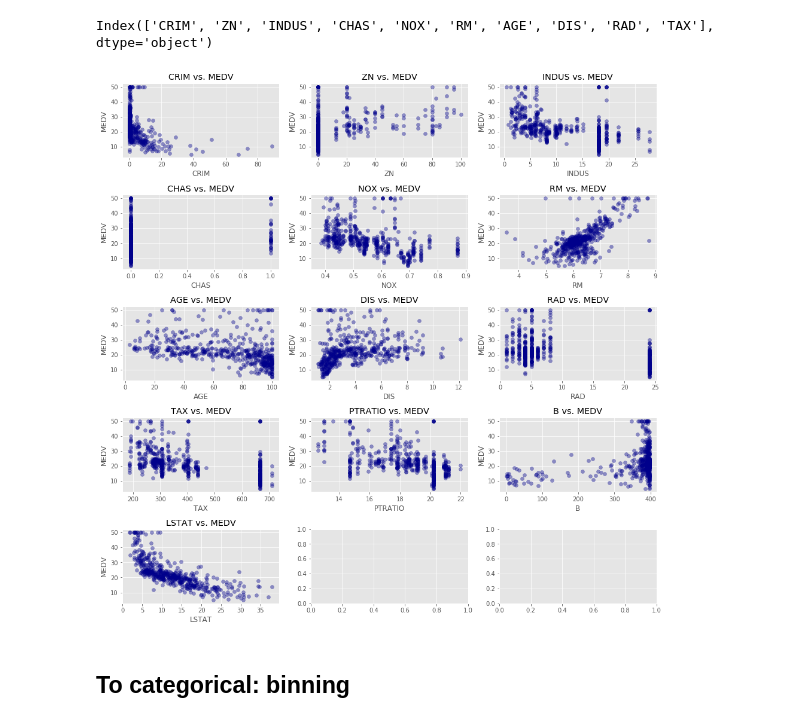
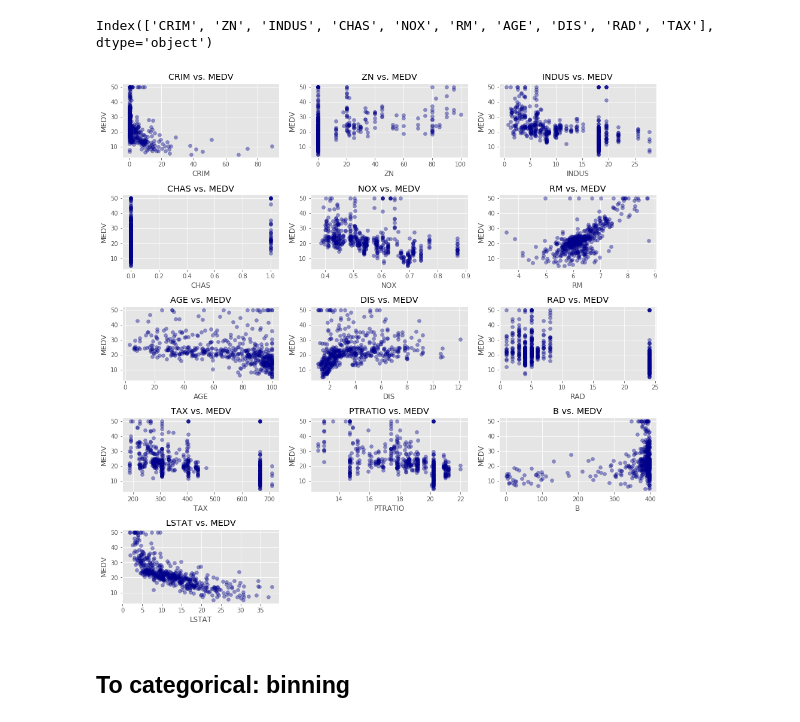
Before and after one commit to wendysjkim/dsc-dealing-with-categorical-variables-lab-online-ds-pt-051319, a Jupyter notebook: index.ipynb, the cells around one changed output. Cells and saved outputs as stored; diff of their text form; code cells hidden in the pictures.

Commit message:
Finished lab - update on odd number of subplots

```diff
--- a/index.ipynb
+++ b/index.ipynb
@@ -147,24 +147,32 @@ Index(['CRIM', 'ZN', 'INDUS', 'CHAS', 'NOX', 'RM', 'AGE', 'DIS', 'RAD', 'TAX'],
 # %%
 import pandas as pd
 import matplotlib.pyplot as plt
 
 %matplotlib inline
 plt.style.use('ggplot')
 
 # create scatter plots
-fig, axes = plt.subplots(nrows=5, ncols=3, figsize=(16,16))
+n = 3
+c = boston_df.columns
+l = len(c)
+
+fig, axes = plt.subplots(nrows= l //n + 1, ncols=n, figsize=(16,16))
 plt.subplots_adjust(hspace=0.5)
 for i, xcol in list(enumerate(boston_features.columns)):
-    r = i//3
-    c = i%3
+    r = i//n
+    c = i%n
 
     ax = axes[r][c]
     ax.scatter(boston_df[xcol], boston_df['MEDV'], alpha=0.4, c='darkblue')
     ax.set_xlabel(xcol)
     ax.set_ylabel('MEDV')
     ax.set_title(xcol+" vs. MEDV")
+
+spare = n*(l //n + 1) - l + 1
+for b in range(spare):
+    fig.delaxes(axes[l // n][n - 1 - b])
 # %% [output]
-[figure, old version]
+[figure, new version]
 # %% [markdown]
 ## To categorical: binning
 # %% [markdown]
```
